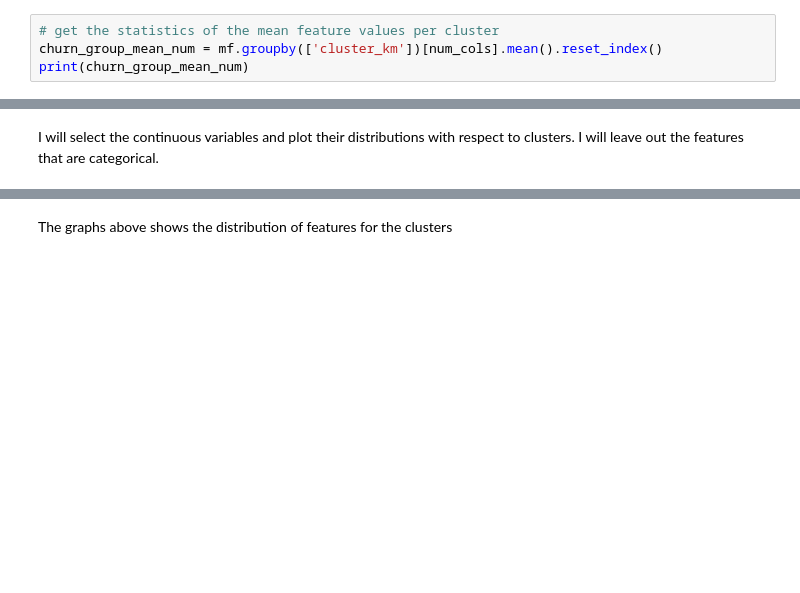
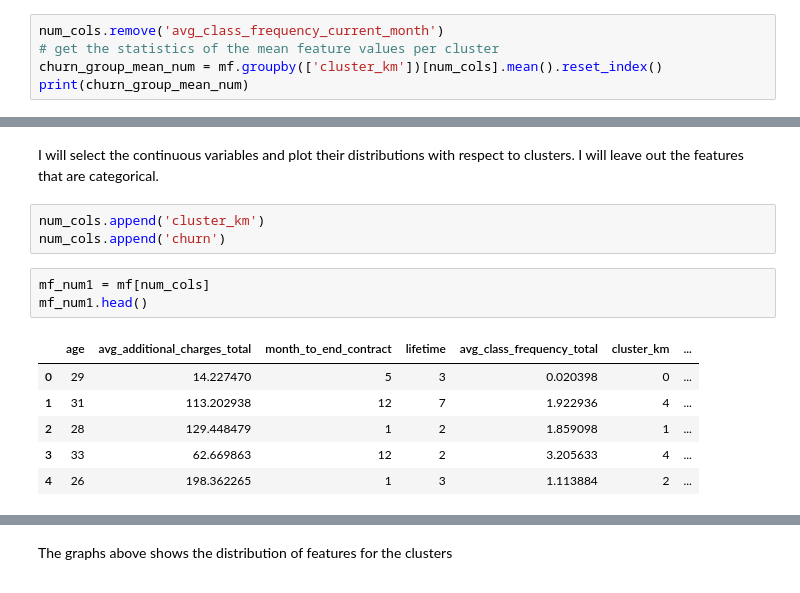
Before and after one commit to marytet/DataAnalystPortfolio, a Jupyter notebook: customer_churn_prediction_and_retention/gym.ipynb, the cells around one changed output, grey strips where cells are left out. Drawn from its saved outputs; the diff is of its cells as text; blank space fills up the shorter version.

```diff
--- a/customer_churn_prediction_and_retention/gym.ipynb
+++ b/customer_churn_prediction_and_retention/gym.ipynb
@@ -352,6 +388,7 @@ mf.head()
 | 3 | 0 | 1 | 1 | 1 | 1 | 12 | 1 | 33 | ... |
 | 4 | 1 | 1 | 1 | 1 | 1 | 1 | 0 | 26 | ... |
 # %%
+num_cols.remove('avg_class_frequency_current_month')
 # get the statistics of the mean feature values per cluster
 churn_group_mean_num = mf.groupby(['cluster_km'])[num_cols].mean().reset_index()
 print(churn_group_mean_num)
@@ -368,5 +431,18 @@ The metrics above represent customer profiles. It is worth highliting group 3, a
 ### Plot distributions of features for the clusters
 # %% [markdown]
 I will select the continuous variables and plot their distributions with respect to clusters. I will leave out the features that are categorical.
+# %%
+num_cols.append('cluster_km')
+num_cols.append('churn')
+# %%
+mf_num1 = mf[num_cols]
+mf_num1.head()
+# %% [output]
+|  | age | avg_additional_charges_total | month_to_end_contract | lifetime | avg_class_frequency_total | cluster_km | ... |
+| 0 | 29 | 14.227470 | 5 | 3 | 0.020398 | 0 | ... |
+| 1 | 31 | 113.202938 | 12 | 7 | 1.922936 | 4 | ... |
+| 2 | 28 | 129.448479 | 1 | 2 | 1.859098 | 1 | ... |
+| 3 | 33 | 62.669863 | 12 | 2 | 3.205633 | 4 | ... |
+| 4 | 26 | 198.362265 | 1 | 3 | 1.113884 | 2 | ... |
 # %%
 count=1
```
Also changed, not shown: parts of 30 cells of this notebook, 4 other files.
